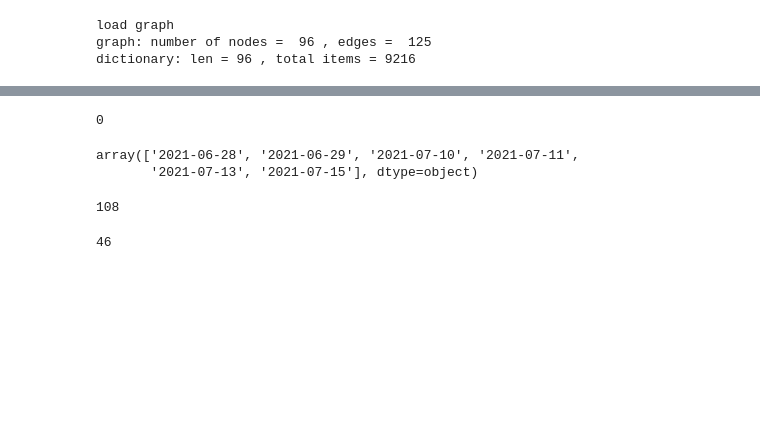
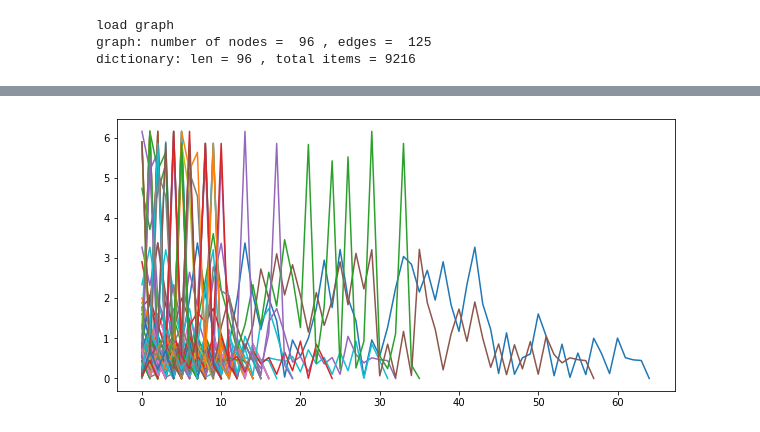
Before and after one commit to fstella/HM-Rat-Trajectories, a Jupyter notebook: Rat_HM_SpeedTrans.ipynb, the cells around one changed output, grey strips where cells are left out. Saved outputs shown, nothing was run; the diff lists cells and outputs as text; code cells hidden in the pictures; blank space fills up the shorter version.

```diff
--- a/Rat_HM_SpeedTrans.ipynb
+++ b/Rat_HM_SpeedTrans.ipynb
@@ -183,7 +183,8 @@ def intersectionPoint(ratNr):
 # Plotting in time the averages of the intersection point and means per session.
 # Calculating the intersection point of average point within trials (min aantal puntnen?)
 # %%
-def getnewDataframe (dataR, sessionNumber, ratNr):
+def getnewDataframe (dataR, sessionNumber, ratNr, intersection_point):
+
     listAtWhatSpeedCrossesLine = list()
     listSpeed = list()
     listTimes = list()
@@ -192,7 +193,7 @@ def getnewDataframe (dataR, sessionNumber, ratNr):
     trialNumberList = list()
     intersectionNodeList = list()
     listSessionNumber = list()
-    dates = dataRatNr['date'].unique()
+    dates = dataR['date'].unique()
     if sessionNumber==0:
         for n_sess,z in enumerate(dates):
             print(intersection_point[n_sess][0])
@@ -256,14 +257,14 @@ def getnewDataframe (dataR, sessionNumber, ratNr):
 # %%
 def getInfoRat(ratNr, sessionNr):
     mean1,mean2,intersection_point, session_number, dataRatNr = intersectionPoint(ratNr)
-    df = getnewDataframe(dataRatNr, sessionNr, ratNr)
+    df = getnewDataframe(dataRatNr, sessionNr, ratNr, intersection_point)
     cf = df.copy()
     cf = cf.groupby(['intersection_node'])['intersection_node'].count().reset_index(
   name='Count').sort_values(['Count'], ascending=False)
     #print(cf)
     return df, cf
 # %%
-dataFram, dictF = getInfoRat('Rat5', '2021-06-29')
+dataFram, dictF = getInfoRat('Rat5', 0)
 #print(dataFram)
-print(dictF)
+print(dataFram)
 # %% [output]
@@ -314,17 +291,31 @@ n_sess = np.argwhere(session_number=='2021-06-28')[0][0]
-# %%
-n_sess
-# %% [output]
-0
-# %%
-session_number
-# %% [output]
-array(['2021-06-28', '2021-06-29', '2021-07-10', '2021-07-11',
-       '2021-07-13', '2021-07-15'], dtype=object)
-# %%
-dictF.loc[0]['intersection_node']
-# %% [output]
-108
-# %%
-dictF.shape[0]
-# %% [output]
-46
+# %%
+# COMPUTE ANGLE TOWARDS GOAL
+
+
+for tr in range(dataFram.shape[0]):
+
+    tr_n = dataFram.loc[tr]['trial_number']
+    se_n = dataFram.loc[tr]['session_number']
+    ra_n = 'Rat5'
+
+    idx = dataFram.loc[tr]['index']
+    goal = dataFram.loc[tr]['goal_node']
+
+    data_trial = data_full[(data_full['rat_no']==ra_n) & (data_full['date']==se_n) & (data_full['trial_no']==tr_n)]
+    node_list = np.asarray(data_trial['node'][idx:])
+
+
+
+    dir_angle = np.zeros(len(node_list)-1)
+    for k,no in enumerate(node_list[:-1]):
+
+        g_pos = pos[str(goal)]
+
+        vertex = pos[str(node_list[k])]
+
+        n_pos = pos[str(node_list[k+1])]
+
+        dir_angle[k] = np.abs(np.arctan2(g_pos[1] - vertex[1], g_pos[0] - vertex[0]) - np.arctan2(n_pos[1] - vertex[1], n_pos[0] - vertex[0]));
+    plt.plot(dir_angle)
+# %% [output]
+[figure, added]
```
Also changed, not shown: parts of 4 cells of this notebook.
